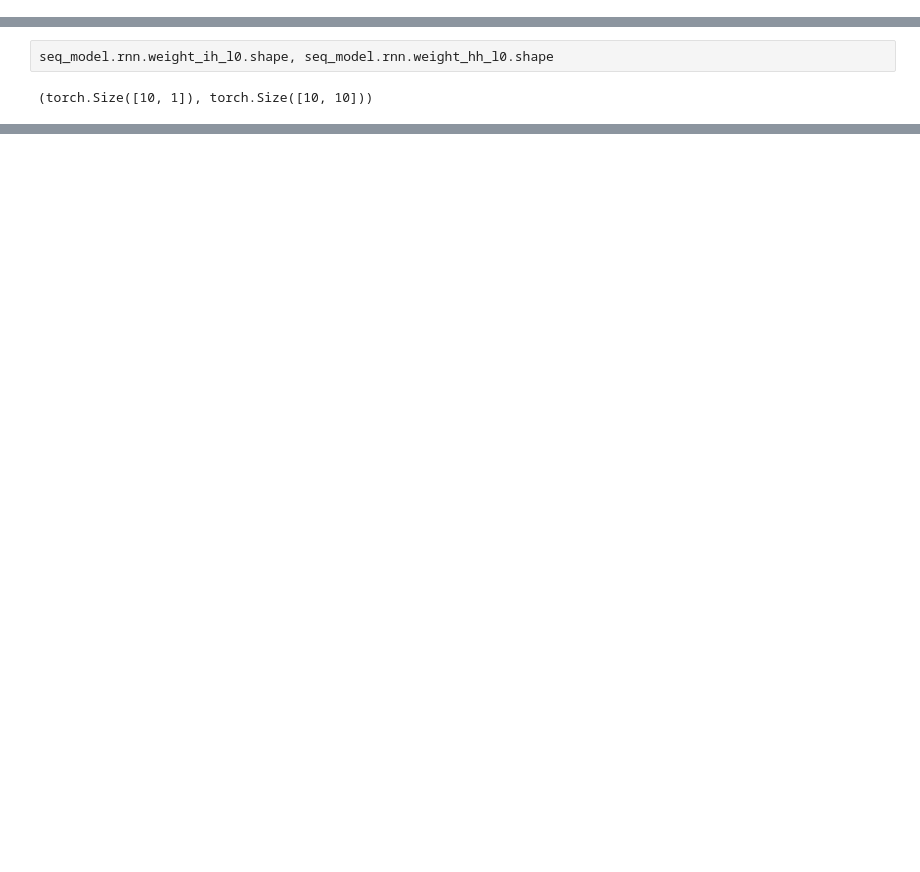
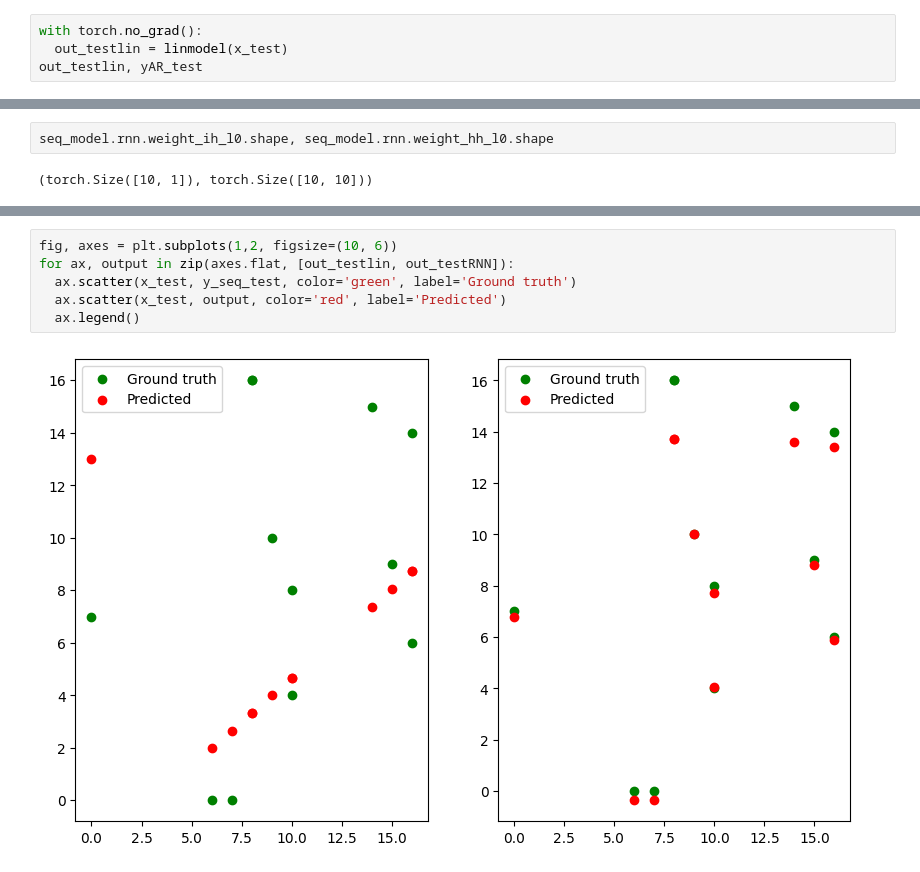
Before and after one commit to davoodwadi/davoodwadi.github.io, a Jupyter notebook: linear_separation.ipynb, the cells around one changed output, grey strips where cells are left out. Saved outputs shown, nothing was run; the diff lists cells and outputs as text; blank space fills up the shorter version.

```diff
--- a/linear_separation.ipynb
+++ b/linear_separation.ipynb
@@ -263,3 +253,7 @@ plt.legend()
 # %% [output]
 <matplotlib.legend.Legend at 0x...>
 [figure]
+# %%
+with torch.no_grad():
+  out_testlin = linmodel(x_test)
+out_testlin, yAR_test
@@ -357,0 +404,8 @@ plt.legend()
+# %%
+fig, axes = plt.subplots(1,2, figsize=(10, 6))
+for ax, output in zip(axes.flat, [out_testlin, out_testRNN]):
+  ax.scatter(x_test, y_seq_test, color='green', label='Ground truth')
+  ax.scatter(x_test, output, color='red', label='Predicted')
+  ax.legend()
+# %% [output]
+[figure, added]
```
Also changed, not shown: parts of 10 cells of this notebook.
